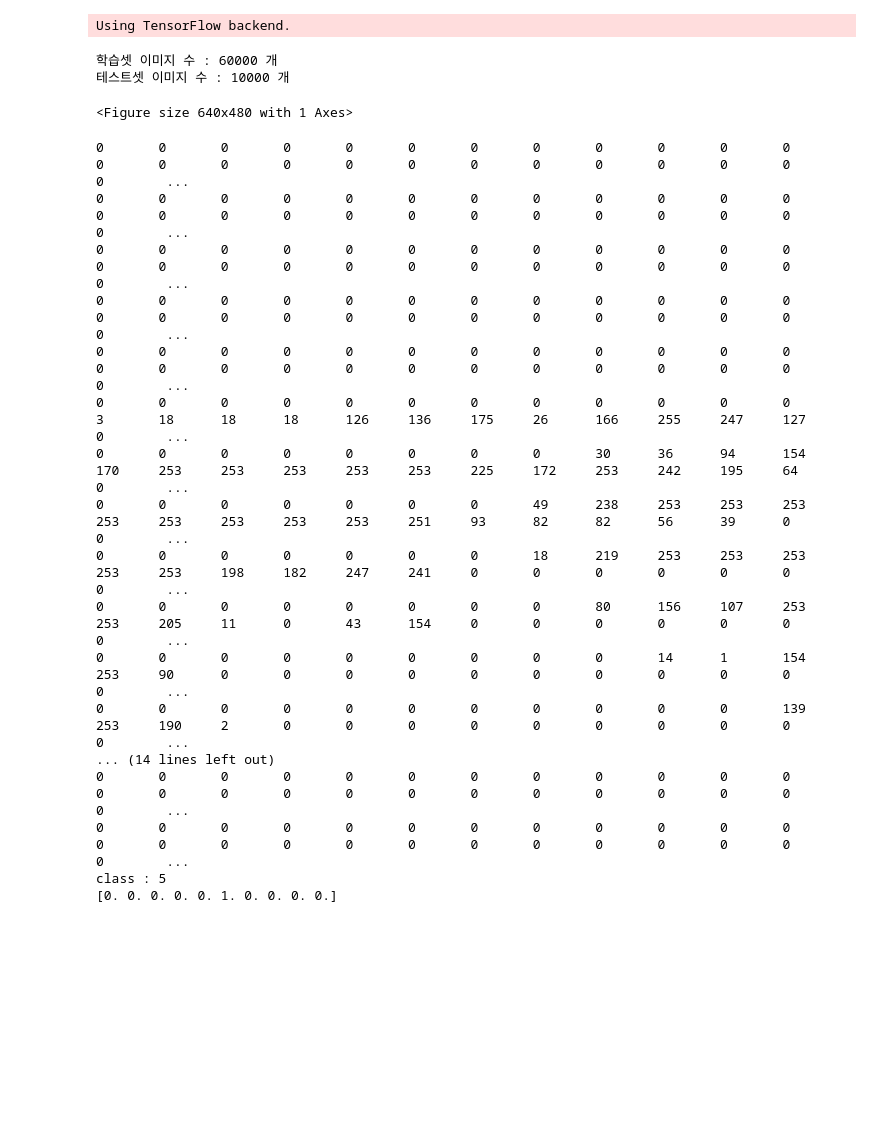
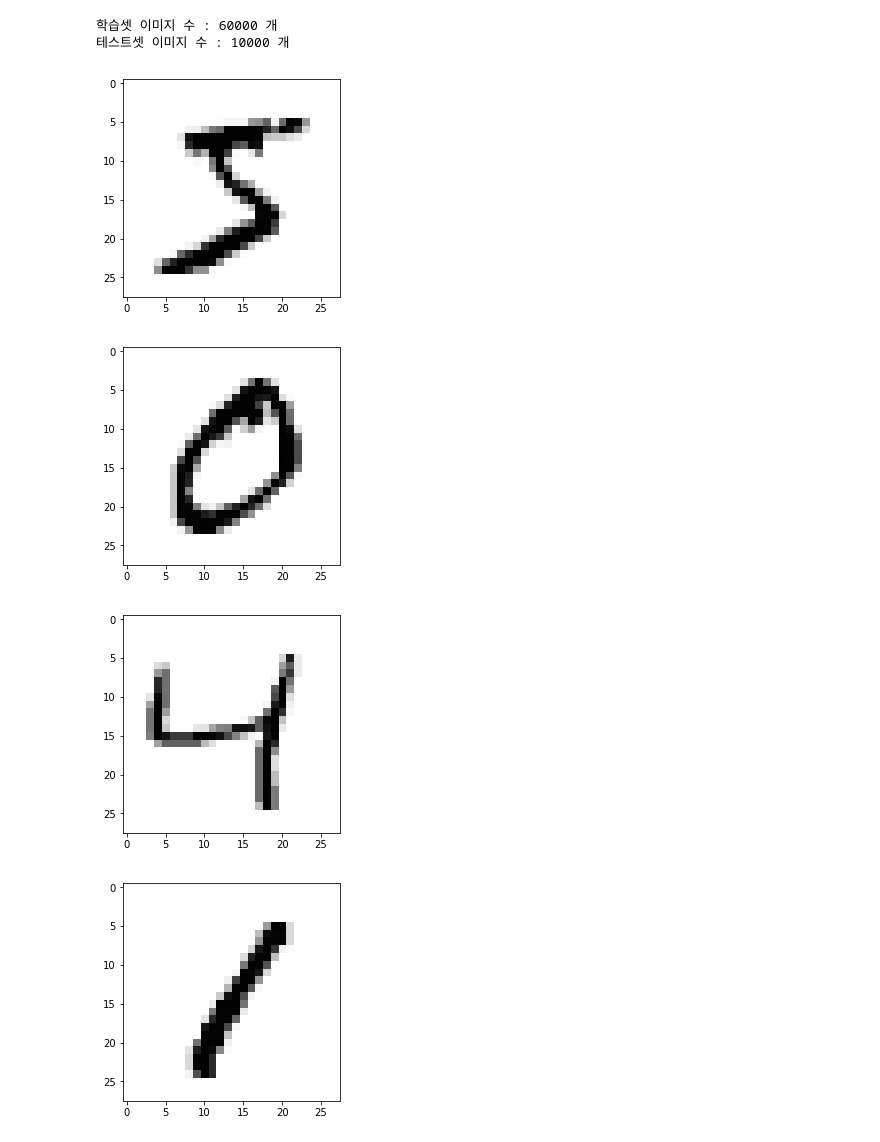
Before and after one commit to madfalc0n/Image-analysis-and-develope, a Jupyter notebook: Deep_Learning/20200102/1.2_MNIST.ipynb, the cells around one changed output. Cells and saved outputs as stored; diff of their text form; code cells hidden in the pictures; blank space fills up the shorter version.

```diff
--- a/Deep_Learning/20200102/1.2_MNIST.ipynb
+++ b/Deep_Learning/20200102/1.2_MNIST.ipynb
@@ -14,47 +14,17 @@ tf.set_random_seed(seed)
 (X_train, Y_class_train), (X_test, Y_class_test) = mnist.load_data()
 print("학습셋 이미지 수 : %d 개" % (X_train.shape[0]))
 print("테스트셋 이미지 수 : %d 개" % (X_test.shape[0]))
-
-import matplotlib.pyplot as plt                                 # 그래프로 확인
-plt.imshow(X_train[0], cmap='Greys')
-plt.show()
-
-for x in X_train[0]:                          # 코드로 확인
-    for i in x:
-        sys.stdout.write('%d\t' % i)
-    sys.stdout.write('\n')
-
-# 차원 변환 과정
-X_train = X_train.reshape(X_train.shape[0], 784)
-X_train = X_train.astype('float64')
-X_train = X_train / 255
-X_test = X_test.reshape(X_test.shape[0], 784).astype('float64') /255
-
-print("class : %d " % (Y_class_train[0]))               # 클래스 값 확인
-
-# 바이너리화 과정
-Y_train = np_utils.to_categorical(Y_class_train, 10)
-Y_test = np_utils.to_categorical(Y_class_test, 10)
-print(Y_train[0])
 # %% [output]
-Using TensorFlow backend.
+학습셋 이미지 수 : 60000 개
+테스트셋 이미지 수 : 10000 개
-학습셋 이미지 수 : 60000 개
-테스트셋 이미지 수 : 10000 개
-<Figure size 640x480 with 1 Axes>
-0       0       0       0       0       0       0       0       0       0       0       0       0       0       0       0       0       0       0       0       0       0       0       0       0        ...
-0       0       0       0       0       0       0       0       0       0       0       0       0       0       0       0       0       0       0       0       0       0       0       0       0        ...
-0       0       0       0       0       0       0       0       0       0       0       0       0       0       0       0       0       0       0       0       0       0       0       0       0        ...
-0       0       0       0       0       0       0       0       0       0       0       0       0       0       0       0       0       0       0       0       0       0       0       0       0        ...
-0       0       0       0       0       0       0       0       0       0       0       0       0       0       0       0       0       0       0       0       0       0       0       0       0        ...
-0       0       0       0       0       0       0       0       0       0       0       0       3       18      18      18      126     136     175     26      166     255     247     127     0        ...
-0       0       0       0       0       0       0       0       30      36      94      154     170     253     253     253     253     253     225     172     253     242     195     64      0        ...
-0       0       0       0       0       0       0       49      238     253     253     253     253     253     253     253     253     251     93      82      82      56      39      0       0        ...
-0       0       0       0       0       0       0       18      219     253     253     253     253     253     198     182     247     241     0       0       0       0       0       0       0        ...
-0       0       0       0       0       0       0       0       80      156     107     253     253     205     11      0       43      154     0       0       0       0       0       0       0        ...
-0       0       0       0       0       0       0       0       0       14      1       154     253     90      0       0       0       0       0       0       0       0       0       0       0        ...
-0       0       0       0       0       0       0       0       0       0       0       139     253     190     2       0       0       0       0       0       0       0       0       0       0        ...
-... (14 lines left out)
-0       0       0       0       0       0       0       0       0       0       0       0       0       0       0       0       0       0       0       0       0       0       0       0       0        ...
-0       0       0       0       0       0       0       0       0       0       0       0       0       0       0       0       0       0       0       0       0       0       0       0       0        ...
-class : 5
-[0. 0. 0. 0. 0. 1. 0. 0. 0. 0.]
+# %%
+# 그래프로 확인
+import matplotlib.pyplot as plt
+for i in range(10):
+    plt.imshow(X_train[i], cmap='Greys')
+    plt.show()
+# %% [output]
+[figure, added]
+[figure, added]
+[figure, added]
+[figure, added]
```
Also changed, not shown: parts of 5 cells of this notebook, 1 other file.
